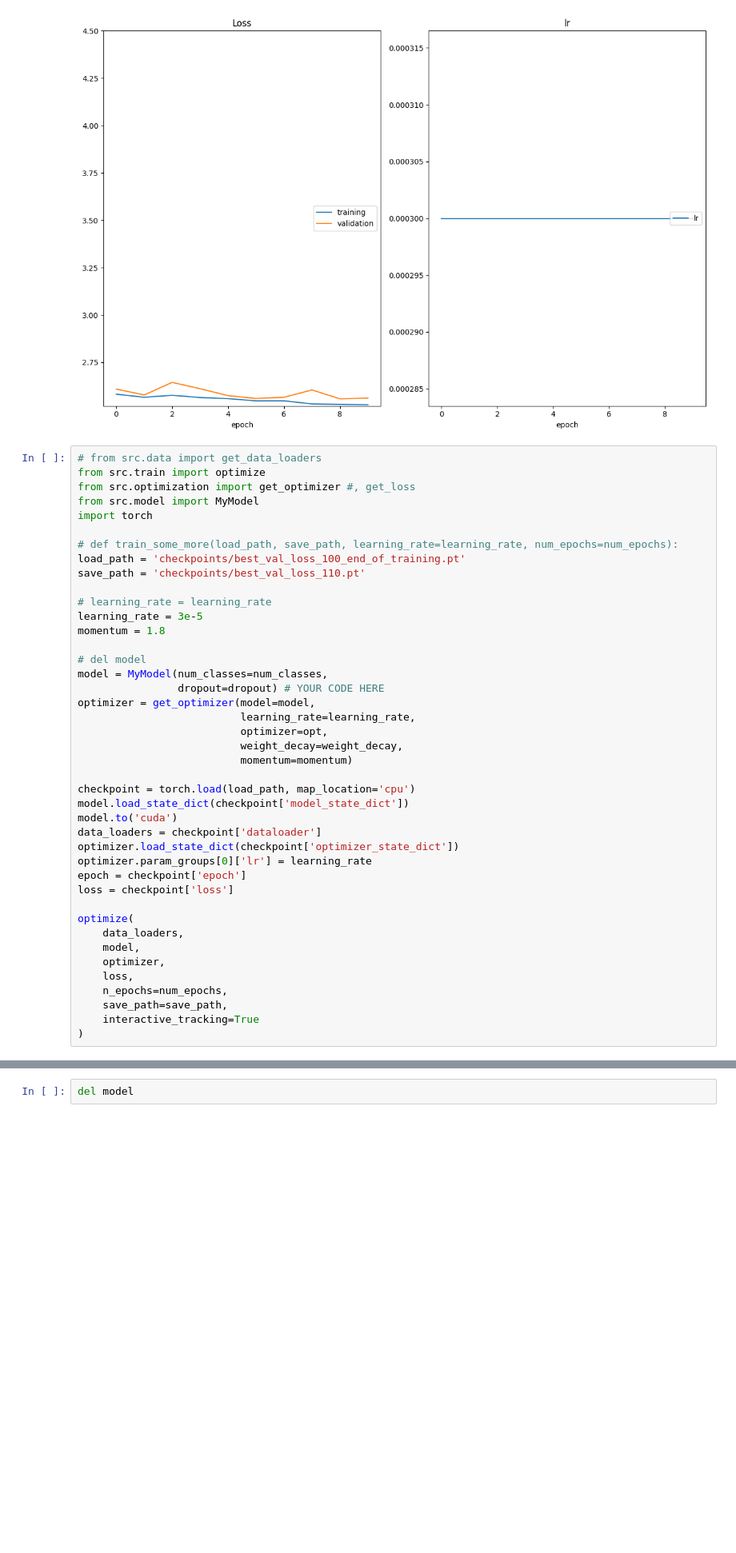
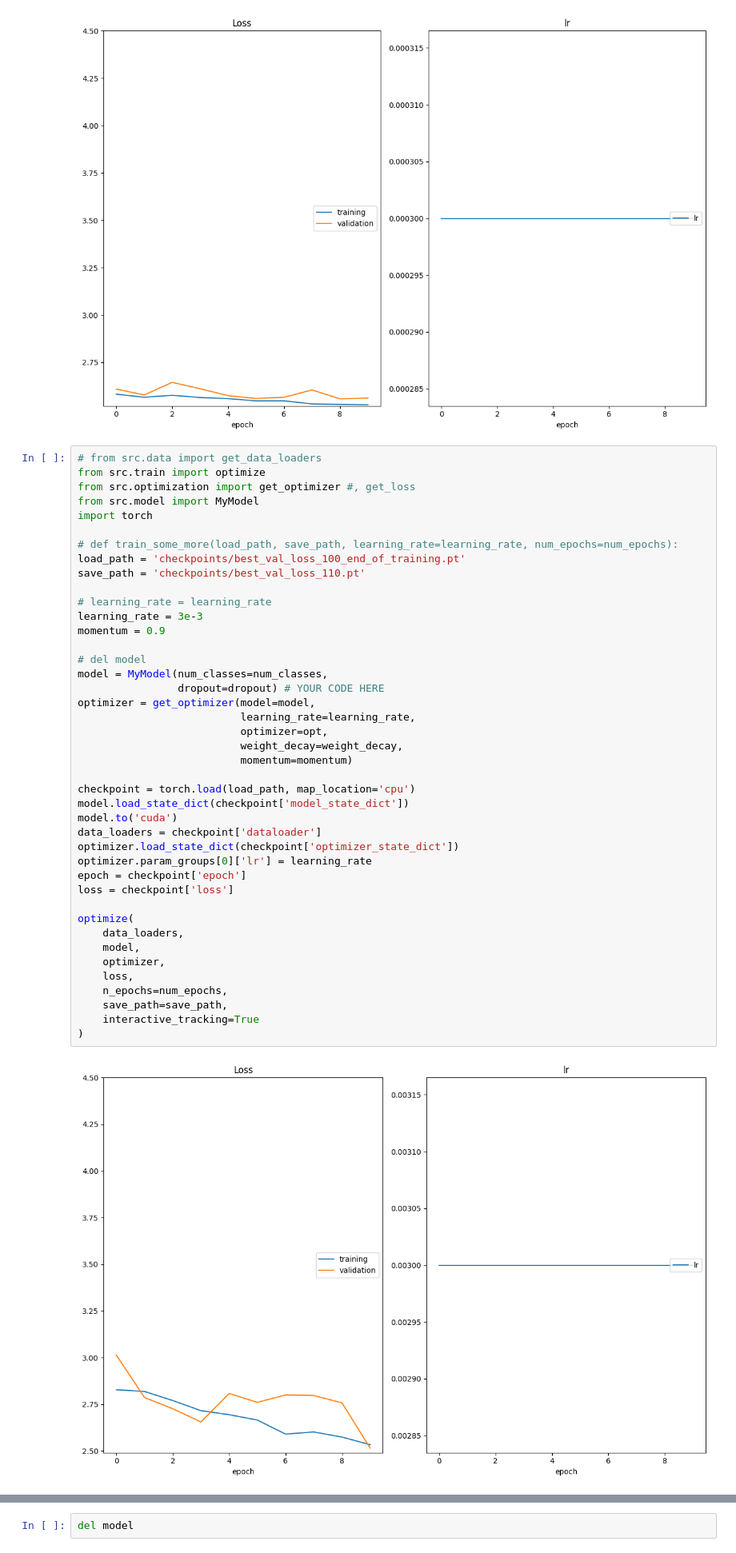
Before and after one commit to frankgolub/deep-learning-v2-pytorch, a Jupyter notebook: projects/starter-kit/cnn_from_scratch.ipynb, the cells around one changed output, grey strips where cells are left out. Shown at 80% size. Drawn from its saved outputs; the diff is of its cells as text; blank space fills up the shorter version.

```diff
--- a/projects/starter-kit/cnn_from_scratch.ipynb
+++ b/projects/starter-kit/cnn_from_scratch.ipynb
@@ -702,33 +702,35 @@ load_path = 'checkpoints/best_val_loss_100_end_of_training.pt'
 save_path = 'checkpoints/best_val_loss_110.pt'
 
 # learning_rate = learning_rate
-learning_rate = 3e-5
-momentum = 1.8
+learning_rate = 3e-3
+momentum = 0.9
 
 # del model
 model = MyModel(num_classes=num_classes,
                 dropout=dropout) # YOUR CODE HERE
 optimizer = get_optimizer(model=model,
                           learning_rate=learning_rate,
                           optimizer=opt,
                           weight_decay=weight_decay,
                           momentum=momentum)
 
 checkpoint = torch.load(load_path, map_location='cpu')
 model.load_state_dict(checkpoint['model_state_dict'])
 model.to('cuda')
 data_loaders = checkpoint['dataloader']
 optimizer.load_state_dict(checkpoint['optimizer_state_dict'])
 optimizer.param_groups[0]['lr'] = learning_rate
 epoch = checkpoint['epoch']
 loss = checkpoint['loss']
 
 optimize(
     data_loaders,
     model,
     optimizer,
     loss,
     n_epochs=num_epochs,
     save_path=save_path,
     interactive_tracking=True
 )
+# %% [output]
+[figure, added]
```
Also changed, not shown: parts of 4 cells of this notebook.
